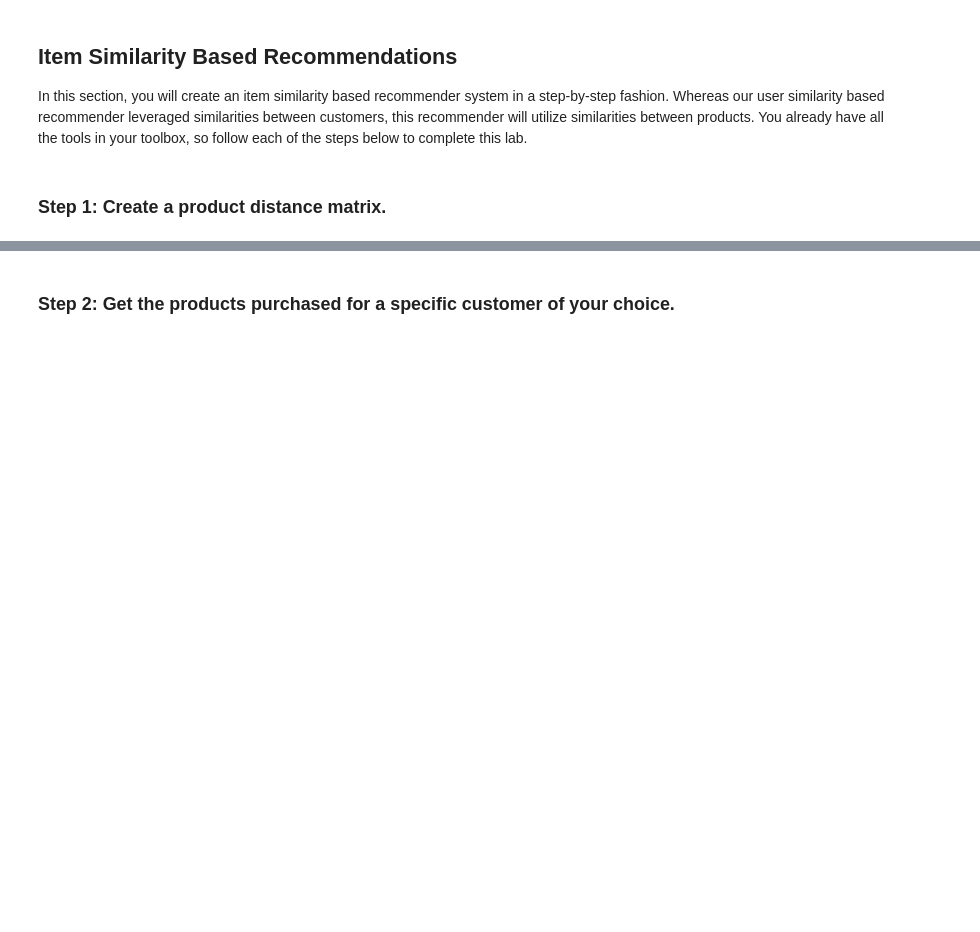
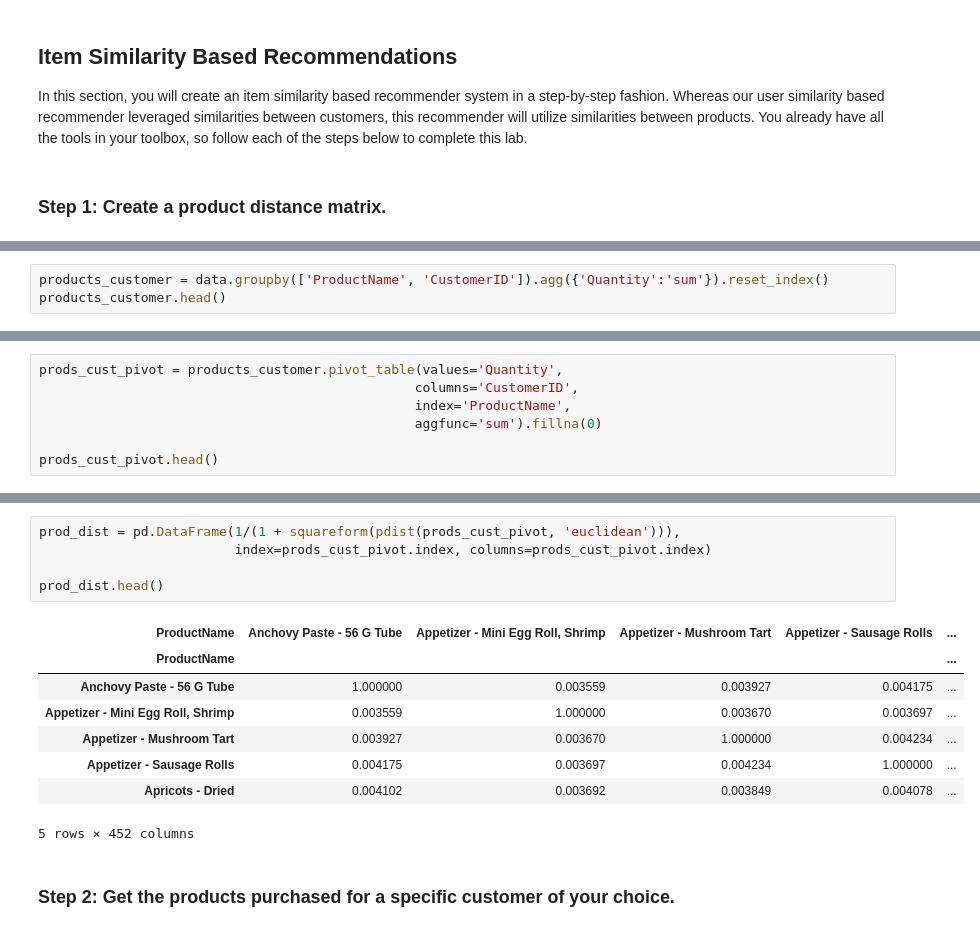
Before and after one commit to ironhack-datalabs/datamad0419, a Jupyter notebook: module-2/lab-recommender-deepdive/your-code/main.ipynb, the cells around one changed output, grey strips where cells are left out. Drawn from its saved outputs; the diff is of its cells as text; blank space fills up the shorter version.

```diff
--- a/module-2/lab-recommender-deepdive/your-code/main.ipynb
+++ b/module-2/lab-recommender-deepdive/your-code/main.ipynb
@@ -127,0 +168,3 @@ In this section, you will create an item similarity based recommender system in
+# %%
+products_customer = data.groupby(['ProductName', 'CustomerID']).agg({'Quantity':'sum'}).reset_index()
+products_customer.head()
@@ -127,0 +178,7 @@ In this section, you will create an item similarity based recommender system in
+# %%
+prods_cust_pivot = products_customer.pivot_table(values='Quantity',
+                                                columns='CustomerID',
+                                                index='ProductName',
+                                                aggfunc='sum').fillna(0)
+
+prods_cust_pivot.head()
@@ -128,3 +194,17 @@ In this section, you will create an item similarity based recommender system in
+# %%
+prod_dist = pd.DataFrame(1/(1 + squareform(pdist(prods_cust_pivot, 'euclidean'))),
+                         index=prods_cust_pivot.index, columns=prods_cust_pivot.index)
+
+prod_dist.head()
+# %% [output]
+| ProductName | Anchovy Paste - 56 G Tube | Appetizer - Mini Egg Roll, Shrimp | Appetizer - Mushroom Tart | Appetizer - Sausage Rolls | ... |
+| ProductName |  |  |  |  | ... |
+| Anchovy Paste - 56 G Tube | 1.000000 | 0.003559 | 0.003927 | 0.004175 | ... |
+| Appetizer - Mini Egg Roll, Shrimp | 0.003559 | 1.000000 | 0.003670 | 0.003697 | ... |
+| Appetizer - Mushroom Tart | 0.003927 | 0.003670 | 1.000000 | 0.004234 | ... |
+| Appetizer - Sausage Rolls | 0.004175 | 0.003697 | 0.004234 | 1.000000 | ... |
+| Apricots - Dried | 0.004102 | 0.003692 | 0.003849 | 0.004078 | ... |
+5 rows × 452 columns
 # %% [markdown]
 ### Step 2: Get the products purchased for a specific customer of your choice.
 # %% [markdown]
```
Also changed, not shown: parts of 9 cells of this notebook.
